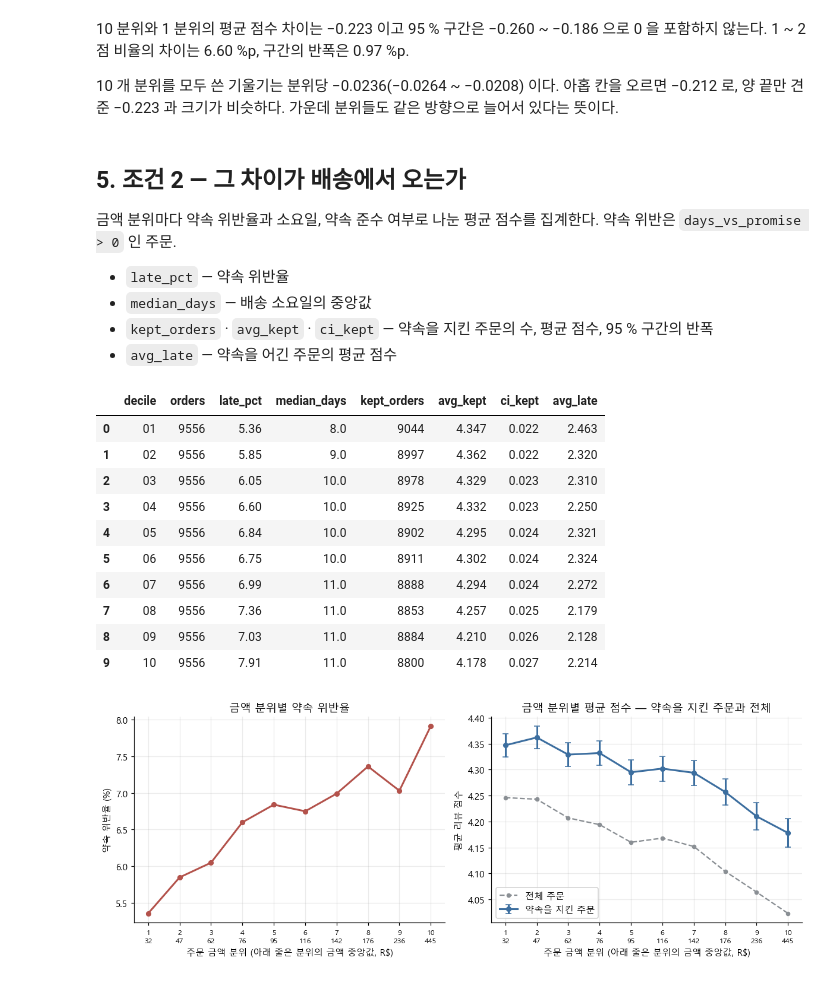
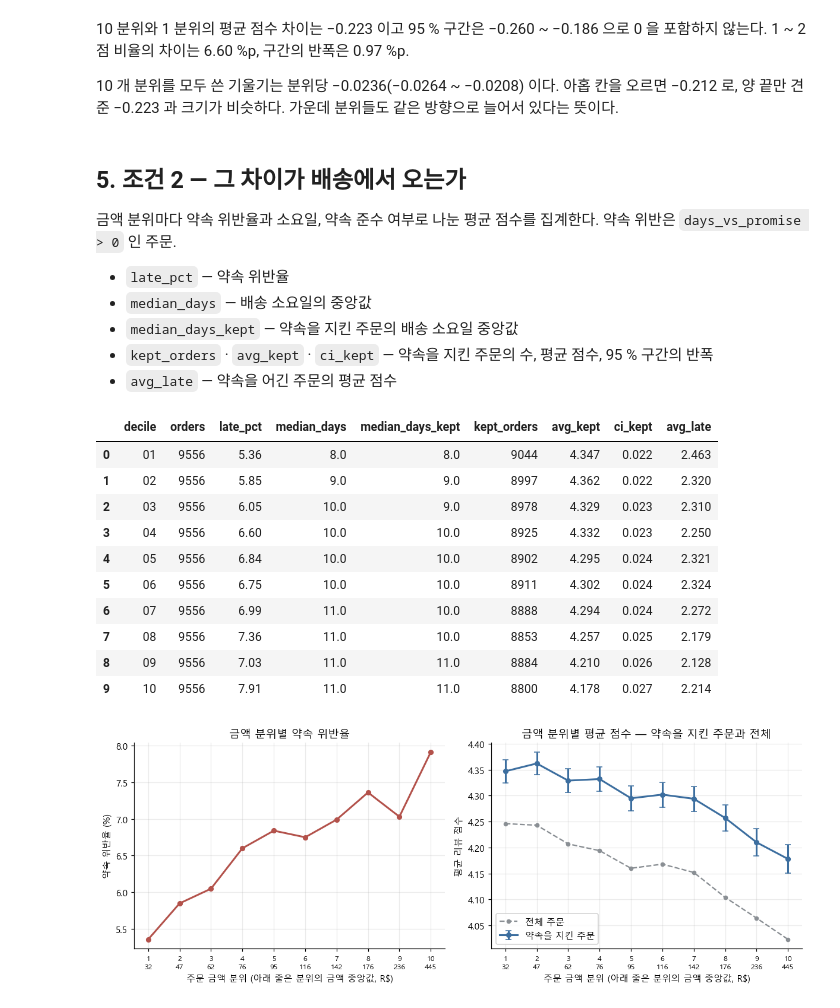
Before and after one commit to wlstjd1011/Olist-data-analyze, a Jupyter notebook: notebooks/08_order_amount.ipynb, the cells around one changed output. Drawn from its saved outputs; the diff is of its cells as text; code cells hidden in the pictures.

```diff
--- a/notebooks/08_order_amount.ipynb
+++ b/notebooks/08_order_amount.ipynb
@@ -475,36 +475,38 @@ WHERE hi.d = 10
 
 - `late_pct` — 약속 위반율
 - `median_days` — 배송 소요일의 중앙값
+- `median_days_kept` — 약속을 지킨 주문의 배송 소요일 중앙값
 - `kept_orders` · `avg_kept` · `ci_kept` — 약속을 지킨 주문의 수, 평균 점수, 95 % 구간의 반폭
 - `avg_late` — 약속을 어긴 주문의 평균 점수
 # %%
 dly = con.execute("""
 SELECT LPAD(CAST(amount_decile AS VARCHAR), 2, '0')                                AS decile,
        COUNT(*)                                                                   AS orders,
        ROUND(100.0 * AVG(CASE WHEN days_vs_promise > 0 THEN 1.0 ELSE 0.0 END), 2) AS late_pct,
        MEDIAN(delivery_days)                                                      AS median_days,
+       MEDIAN(delivery_days) FILTER (days_vs_promise <= 0)                        AS median_days_kept,
        COUNT(*) FILTER (days_vs_promise <= 0)                                     AS kept_orders,
        ROUND(AVG(review_score) FILTER (days_vs_promise <= 0), 3)                  AS avg_kept,
        ROUND(1.96 * STDDEV_SAMP(review_score) FILTER (days_vs_promise <= 0)
              / SQRT(COUNT(*) FILTER (days_vs_promise <= 0)), 3)                   AS ci_kept,
        ROUND(AVG(review_score) FILTER (days_vs_promise > 0), 3)                   AS avg_late
 FROM amount_review
 GROUP BY amount_decile
 ORDER BY decile
 """).df()
 dly
 # %% [output]
-|  | decile | orders | late_pct | median_days | kept_orders | avg_kept | ci_kept | avg_late |
-| 0 | 01 | 9556 | 5.36 | 8.0 | 9044 | 4.347 | 0.022 | 2.463 |
-| 1 | 02 | 9556 | 5.85 | 9.0 | 8997 | 4.362 | 0.022 | 2.320 |
-| 2 | 03 | 9556 | 6.05 | 10.0 | 8978 | 4.329 | 0.023 | 2.310 |
-| 3 | 04 | 9556 | 6.60 | 10.0 | 8925 | 4.332 | 0.023 | 2.250 |
-| 4 | 05 | 9556 | 6.84 | 10.0 | 8902 | 4.295 | 0.024 | 2.321 |
-| 5 | 06 | 9556 | 6.75 | 10.0 | 8911 | 4.302 | 0.024 | 2.324 |
-| 6 | 07 | 9556 | 6.99 | 11.0 | 8888 | 4.294 | 0.024 | 2.272 |
-| 7 | 08 | 9556 | 7.36 | 11.0 | 8853 | 4.257 | 0.025 | 2.179 |
-| 8 | 09 | 9556 | 7.03 | 11.0 | 8884 | 4.210 | 0.026 | 2.128 |
-| 9 | 10 | 9556 | 7.91 | 11.0 | 8800 | 4.178 | 0.027 | 2.214 |
+|  | decile | orders | late_pct | median_days | median_days_kept | kept_orders | avg_kept | ci_kept | avg_late |
+| 0 | 01 | 9556 | 5.36 | 8.0 | 8.0 | 9044 | 4.347 | 0.022 | 2.463 |
+| 1 | 02 | 9556 | 5.85 | 9.0 | 9.0 | 8997 | 4.362 | 0.022 | 2.320 |
+| 2 | 03 | 9556 | 6.05 | 10.0 | 9.0 | 8978 | 4.329 | 0.023 | 2.310 |
+| 3 | 04 | 9556 | 6.60 | 10.0 | 10.0 | 8925 | 4.332 | 0.023 | 2.250 |
+| 4 | 05 | 9556 | 6.84 | 10.0 | 10.0 | 8902 | 4.295 | 0.024 | 2.321 |
+| 5 | 06 | 9556 | 6.75 | 10.0 | 10.0 | 8911 | 4.302 | 0.024 | 2.324 |
+| 6 | 07 | 9556 | 6.99 | 11.0 | 10.0 | 8888 | 4.294 | 0.024 | 2.272 |
+| 7 | 08 | 9556 | 7.36 | 11.0 | 10.0 | 8853 | 4.257 | 0.025 | 2.179 |
+| 8 | 09 | 9556 | 7.03 | 11.0 | 11.0 | 8884 | 4.210 | 0.026 | 2.128 |
+| 9 | 10 | 9556 | 7.91 | 11.0 | 11.0 | 8800 | 4.178 | 0.027 | 2.214 |
 # %%
 x = list(range(1, len(dly) + 1))
 d_all = dec[dec['decile'] != '전체'].reset_index(drop=True)
```
Also changed, not shown: parts of 17 cells of this notebook, 1 other file.
